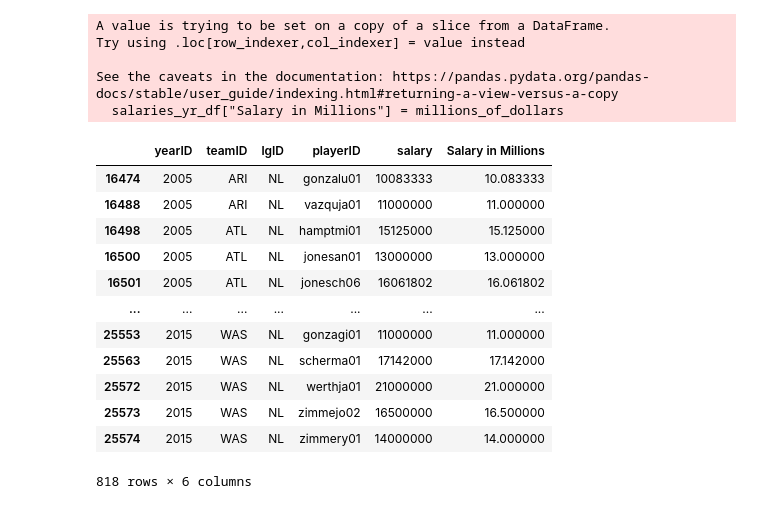
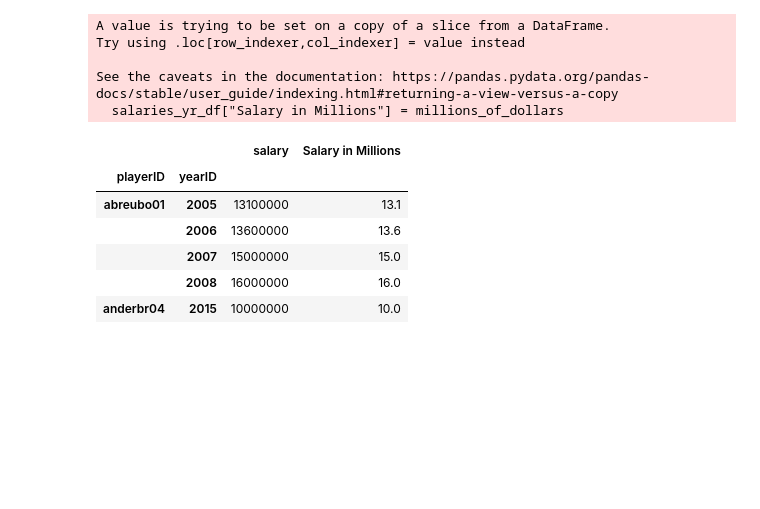
Before and after one commit to eerofeeva/BaseballMadness, a Jupyter notebook: baseball_challege.ipynb, the cells around one changed output. Saved outputs shown, nothing was run; the diff lists cells and outputs as text; code cells hidden in the pictures; blank space fills up the shorter version.

```diff
--- a/baseball_challege.ipynb
+++ b/baseball_challege.ipynb
@@ -149,37 +149,31 @@ salaries_yr.count
 # %%
 #Find top salaries - using df with years 2005-2015 and selecting for playoff teams
 #Looking for top 10%, narrow down to 900ish rows
 
 #salaries_yr.describe()
 salaries_yr_df = salaries_yr.loc[salaries_yr['teamID'].isin(playoff_count_df.index)]
 salaries_yr_df
 
 millions_of_dollars = salaries_yr_df["salary"]/1000000
 salaries_yr_df["Salary in Millions"] = millions_of_dollars
 salaries_yr_df
 
 salaries_millions = salaries_yr_df.loc[salaries_yr_df["Salary in Millions"]>9.5]
 salaries_millions
 
 #groupby players
-top_total_spenders = salaries_millions.groupby("playerID")
+top_total_spenders = salaries_millions.groupby(["playerID", "yearID"]).sum()
 top_total_spenders.head()
 # %% [output]
 A value is trying to be set on a copy of a slice from a DataFrame.
 Try using .loc[row_indexer,col_indexer] = value instead
 
 See the caveats in the documentation: https://pandas.pydata.org/pandas-docs/stable/user_guide/indexing.html#returning-a-view-versus-a-copy
   salaries_yr_df["Salary in Millions"] = millions_of_dollars
-|  | yearID | teamID | lgID | playerID | salary | Salary in Millions |
-| 16474 | 2005 | ARI | NL | gonzalu01 | 10083333 | 10.083333 |
-| 16488 | 2005 | ARI | NL | vazquja01 | 11000000 | 11.000000 |
-| 16498 | 2005 | ATL | NL | hamptmi01 | 15125000 | 15.125000 |
-| 16500 | 2005 | ATL | NL | jonesan01 | 13000000 | 13.000000 |
-| 16501 | 2005 | ATL | NL | jonesch06 | 16061802 | 16.061802 |
-| ... | ... | ... | ... | ... | ... | ... |
-| 25553 | 2015 | WAS | NL | gonzagi01 | 11000000 | 11.000000 |
-| 25563 | 2015 | WAS | NL | scherma01 | 17142000 | 17.142000 |
-| 25572 | 2015 | WAS | NL | werthja01 | 21000000 | 21.000000 |
-| 25573 | 2015 | WAS | NL | zimmejo02 | 16500000 | 16.500000 |
-| 25574 | 2015 | WAS | NL | zimmery01 | 14000000 | 14.000000 |
+|  |  | salary | Salary in Millions |
+| playerID | yearID |  |  |
+| abreubo01 | 2005 | 13100000 | 13.1 |
+|  | 2006 | 13600000 | 13.6 |
+|  | 2007 | 15000000 | 15.0 |
+|  | 2008 | 16000000 | 16.0 |
+| anderbr04 | 2015 | 10000000 | 10.0 |
-818 rows × 6 columns
```
Also changed, not shown: parts of 4 cells of this notebook.
